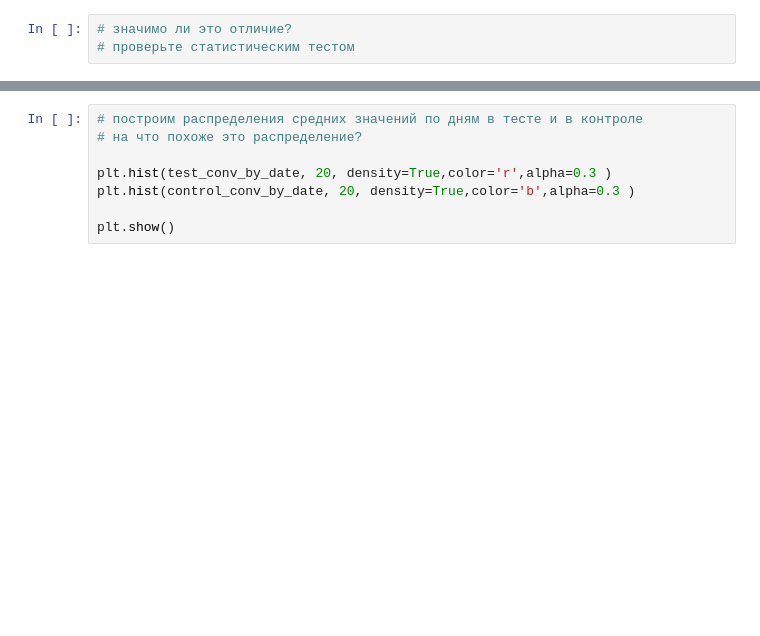
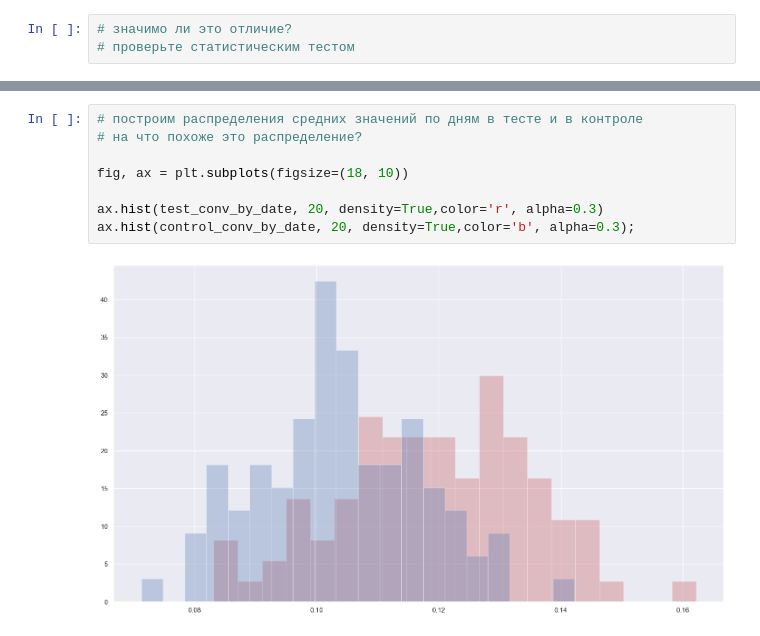
Before and after one commit to Mentaltired/t-bank_da_base_course, a Jupyter notebook: Домашнее задание 'Математическая статистика и АБ-тесты'.ipynb, the cells around one changed output, grey strips where cells are left out. Drawn from its saved outputs; the diff is of its cells as text; blank space fills up the shorter version.

```diff
--- a/Домашнее задание 'Математическая статистика и АБ-тесты'.ipynb
+++ b/Домашнее задание 'Математическая статистика и АБ-тесты'.ipynb
@@ -83,9 +164,11 @@ plt.ylim(0, 0.2)
 # %%
 # построим распределения средних значений по дням в тесте и в контроле
 # на что похоже это распределение?
 
-plt.hist(test_conv_by_date, 20, density=True,color='r',alpha=0.3 )
-plt.hist(control_conv_by_date, 20, density=True,color='b',alpha=0.3 )
+fig, ax = plt.subplots(figsize=(18, 10))
 
-plt.show()
+ax.hist(test_conv_by_date, 20, density=True,color='r', alpha=0.3)
+ax.hist(control_conv_by_date, 20, density=True,color='b', alpha=0.3);
+# %% [output]
+[figure, added]
 # %%
```
Also changed, not shown: parts of 21 cells of this notebook.
